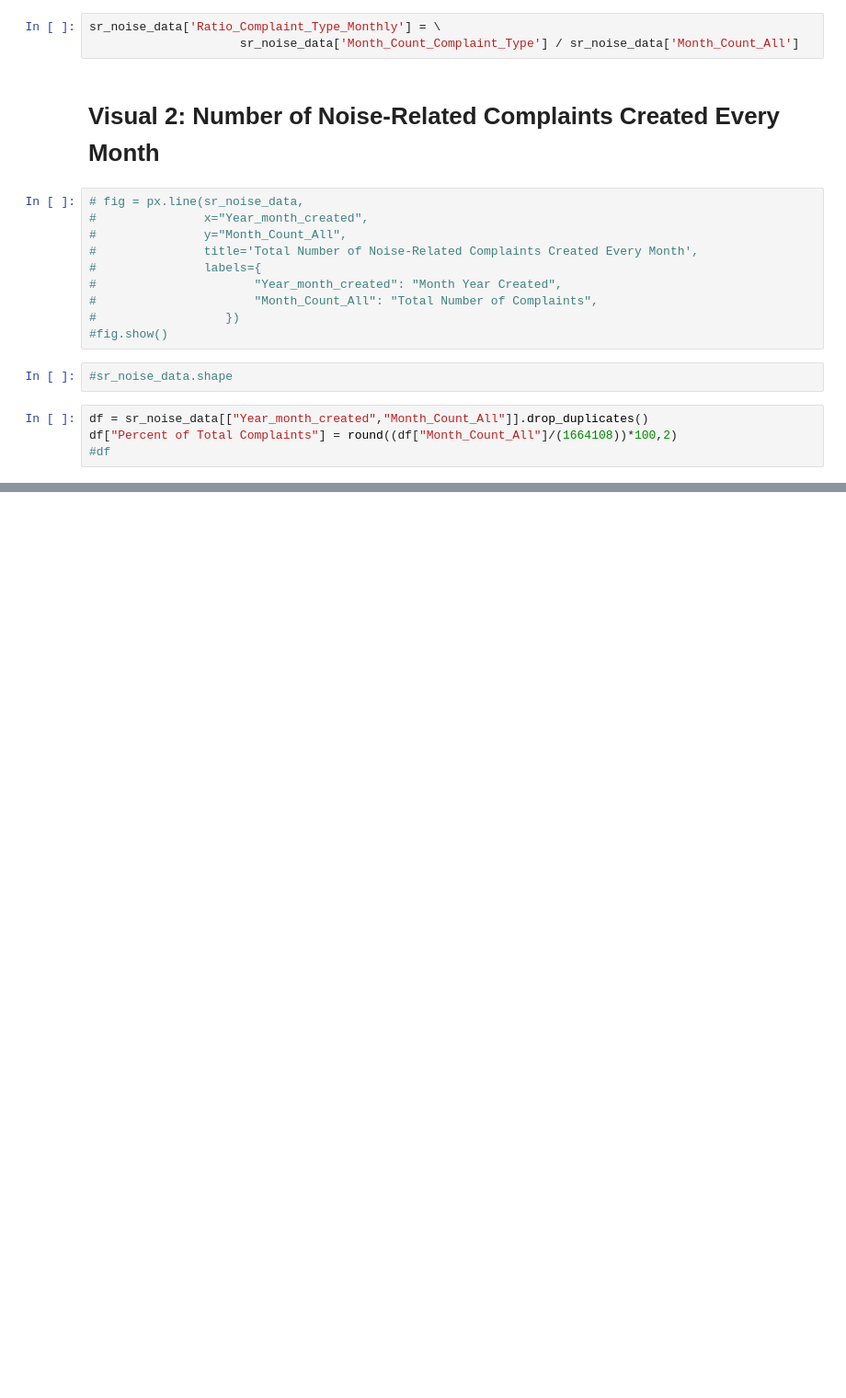
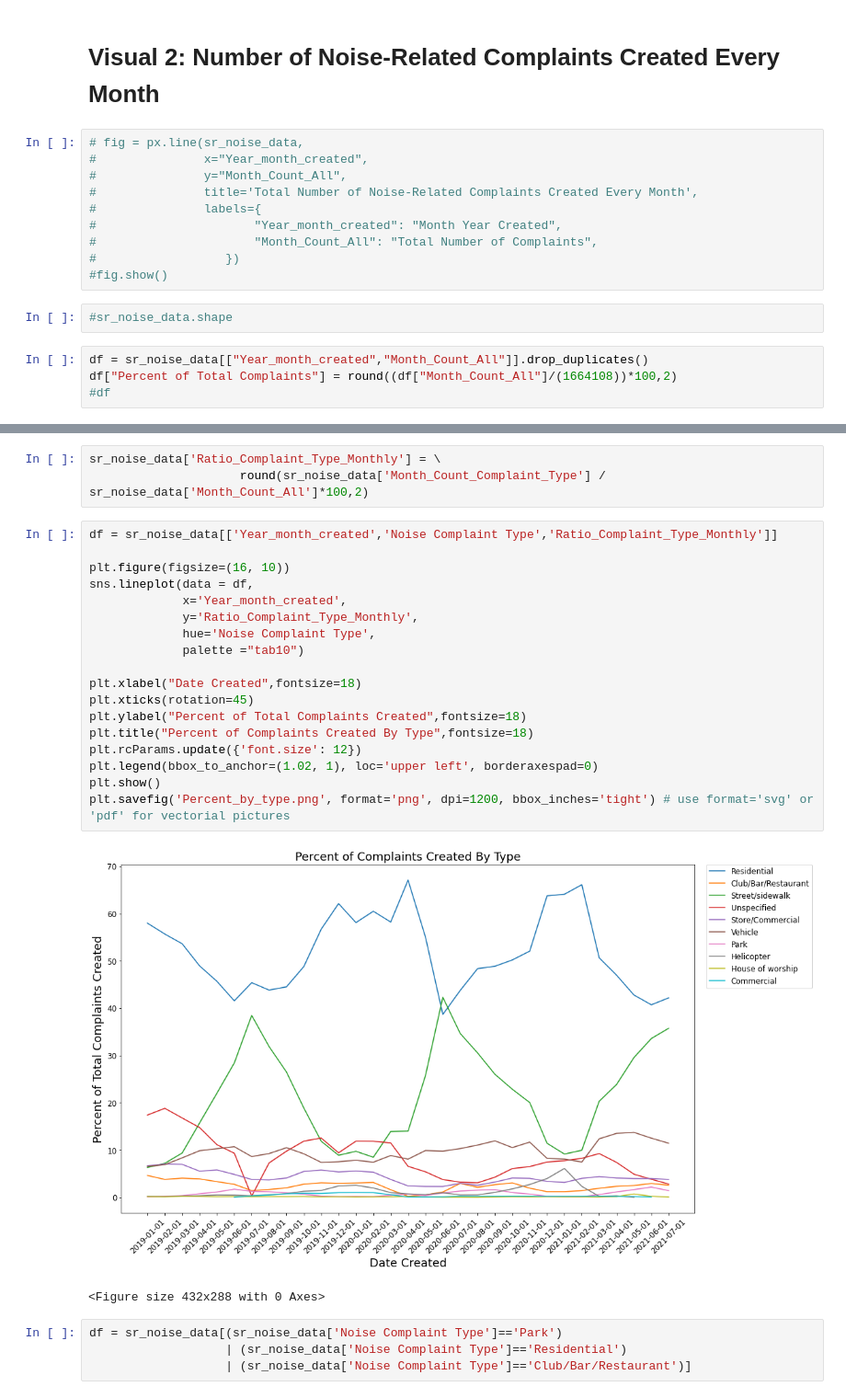
Before and after one commit to nikita-agrawal/Service-Requests, a Jupyter notebook: Visualization_Noise.ipynb, the cells around one changed output, grey strips where cells are left out. Shown at 92% size. Drawn from its saved outputs; the diff is of its cells as text; blank space fills up the shorter version.

Commit message:
Added plots for each noise type

```diff
--- a/Visualization_Noise.ipynb
+++ b/Visualization_Noise.ipynb
@@ -67,9 +67,6 @@ sr_noise_data = pd.read_csv(filepath + filename)
 # %%
 #sr_noise_data.info()
 #sr_noise_data.columns
-# %%
-sr_noise_data['Ratio_Complaint_Type_Monthly'] = \
-                     sr_noise_data['Month_Count_Complaint_Type'] / sr_noise_data['Month_Count_All']
 # %% [markdown]
 # Visual 2: Number of Noise-Related Complaints Created Every Month
 # %%
@@ -104,0 +102,28 @@ fig = px.line(df, x="Year_month_created", y='Month_Count_Complaint_Type')
+# %%
+sr_noise_data['Ratio_Complaint_Type_Monthly'] = \
+                     round(sr_noise_data['Month_Count_Complaint_Type'] / sr_noise_data['Month_Count_All']*100,2)
+# %%
+df = sr_noise_data[['Year_month_created','Noise Complaint Type','Ratio_Complaint_Type_Monthly']]
+
+plt.figure(figsize=(16, 10))
+sns.lineplot(data = df,
+             x='Year_month_created',
+             y='Ratio_Complaint_Type_Monthly',
+             hue='Noise Complaint Type',
+             palette ="tab10")
+
+plt.xlabel("Date Created",fontsize=18)
+plt.xticks(rotation=45)
+plt.ylabel("Percent of Total Complaints Created",fontsize=18)
+plt.title("Percent of Complaints Created By Type",fontsize=18)
+plt.rcParams.update({'font.size': 12})
+plt.legend(bbox_to_anchor=(1.02, 1), loc='upper left', borderaxespad=0)
+plt.show()
+plt.savefig('Percent_by_type.png', format='png', dpi=1200, bbox_inches='tight') # use format='svg' or 'pdf' for vectorial pictures
+# %% [output]
+[figure, added]
+<Figure size 432x288 with 0 Axes>
+# %%
+df = sr_noise_data[(sr_noise_data['Noise Complaint Type']=='Park')
+                   | (sr_noise_data['Noise Complaint Type']=='Residential')
+                   | (sr_noise_data['Noise Complaint Type']=='Club/Bar/Restaurant')]
```
Also changed, not shown: parts of 10 cells of this notebook.
